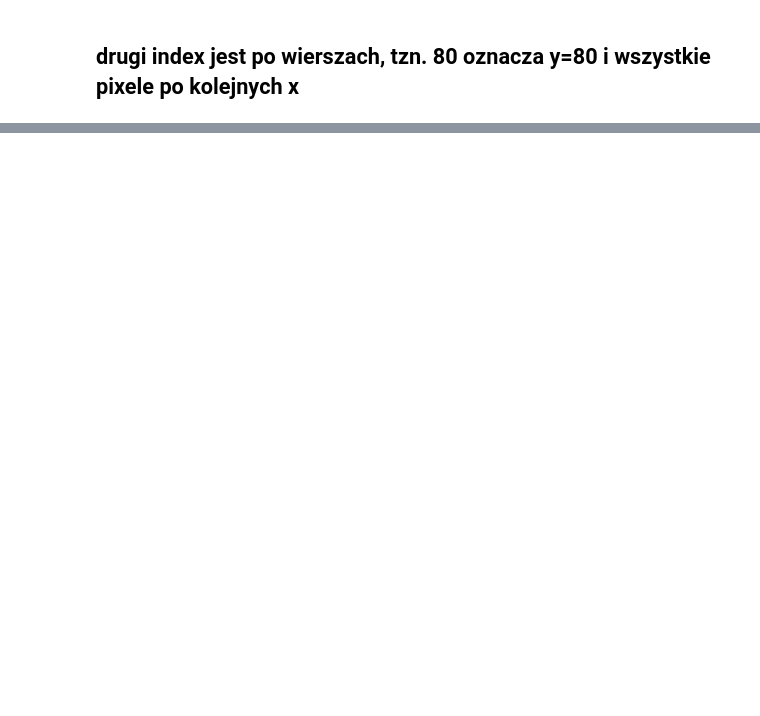
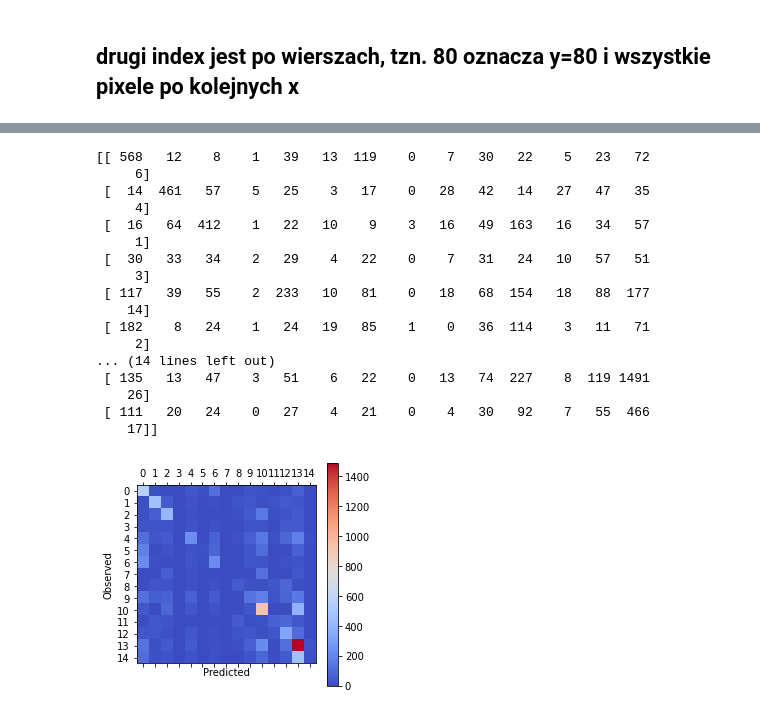
Before and after one commit to j-gorzala/PA-projekt, a Jupyter notebook: PA_projekt.ipynb, the cells around one changed output, grey strips where cells are left out. Cells and saved outputs as stored; diff of their text form; code cells hidden in the pictures; blank space fills up the shorter version.

```diff
--- a/PA_projekt.ipynb
+++ b/PA_projekt.ipynb
@@ -600,0 +328,63 @@ plot_confusion_matrix(test_obs_cls, test_pred_cls)
+# %%
+def plot_images(images, cls_true, cls_pred=None):
+    assert len(images) == len(cls_true) == 15
+
+    fig, axes = plt.subplots(5, 3, figsize=(14,10))
+    fig.subplots_adjust(hspace=0.3, wspace=0.3)
+
+    for i, ax in enumerate(axes.flat):
+        ax.imshow(images[i], cmap='binary')
+        xlabel = "True: {0}, Pred: {1}".format(cls_true[i], cls_pred[i])
+        ax.set_xlabel(xlabel)
+        ax.set_xticks([])
+        ax.set_yticks([])
+
+    plt.show()
+
+
+def plot_confusion_matrix(data_obs_cls, data_predicted_cls, labels_dict):
+
+    cm = confusion_matrix(y_true=data_obs_cls,
+                          y_pred=data_predicted_cls)
+    print(cm)
+    plt.matshow(cm, cmap='coolwarm')
+
+    plt.colorbar()
+    num_classes = len(labels_dict)
+    tick_marks = np.arange(num_classes)
+    plt.xticks(tick_marks, range(num_classes))
+    plt.yticks(tick_marks, range(num_classes))
+    plt.xlabel('Predicted')
+    plt.ylabel('Observed')
+    plt.show()
+
+    return np.asmatrix(cm)
+# %%
+indices = random.sample(range(0, len(test_labels)), 15)
+
+test_obs_cls = np.array([labels_dict[label[0]] for label in test_labels])
+test_pred_cls = np.array([np.argmax(pred) for pred in model.predict(test)])
+
+print(labels_dict)
+plot_images(images=test[indices], cls_true=list(map(test_obs_cls.__getitem__, indices)), cls_pred=list(map(test_pred_cls.__getitem__, indices)))
+# %%
+confusion_matrix = plot_confusion_matrix(test_obs_cls, test_pred_cls, labels_dict)
+# %% [output]
+[[ 568   12    8    1   39   13  119    0    7   30   22    5   23   72
+     6]
+ [  14  461   57    5   25    3   17    0   28   42   14   27   47   35
+     4]
+ [  16   64  412    1   22   10    9    3   16   49  163   16   34   57
+     1]
+ [  30   33   34    2   29    4   22    0    7   31   24   10   57   51
+     3]
+ [ 117   39   55    2  233   10   81    0   18   68  154   18   88  177
+    14]
+ [ 182    8   24    1   24   19   85    1    0   36  114    3   11   71
+     2]
+... (14 lines left out)
+ [ 135   13   47    3   51    6   22    0   13   74  227    8  119 1491
+    26]
+ [ 111   20   24    0   27    4   21    0    4   30   92    7   55  466
+    17]]
+[figure, added]
```
Also changed, not shown: parts of 50 cells of this notebook.
